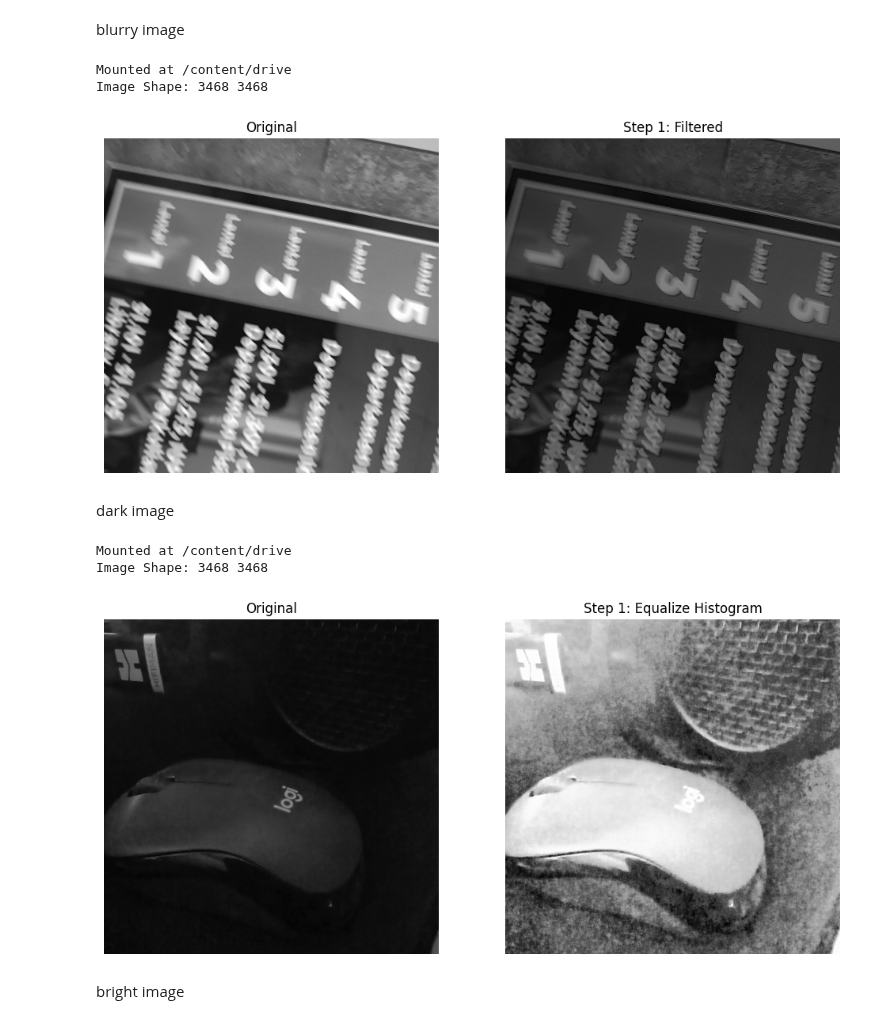
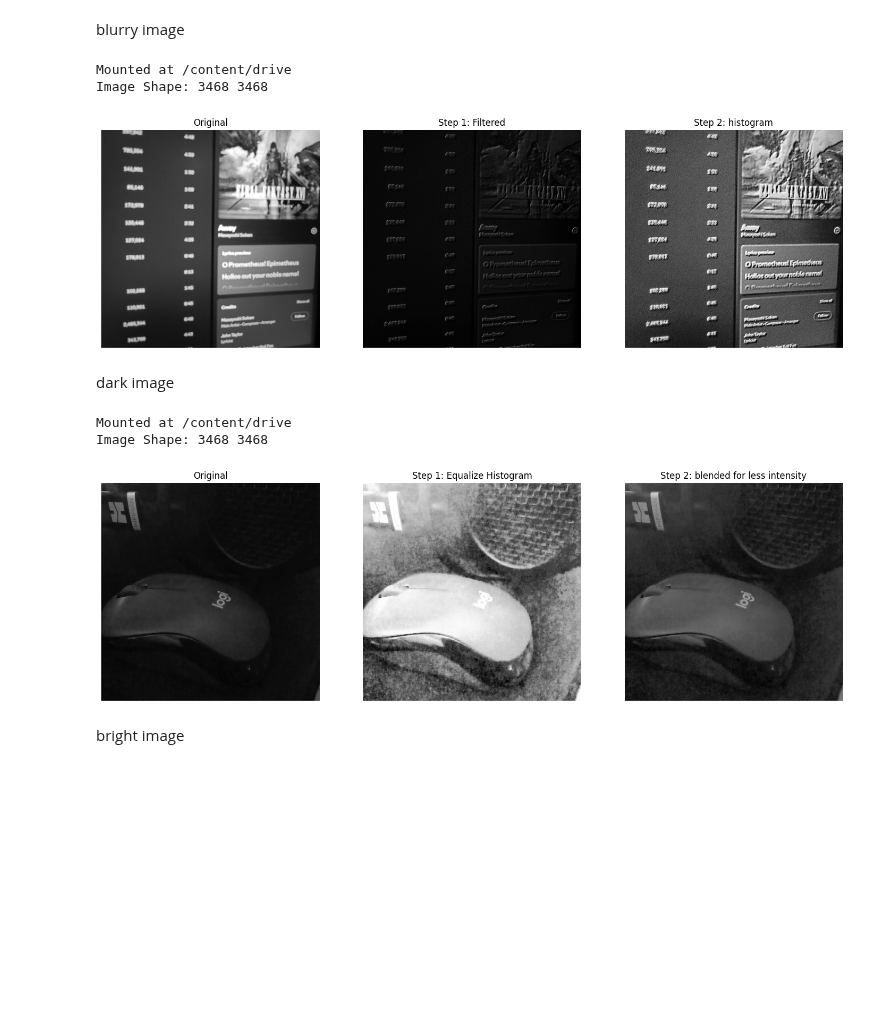
Before and after one commit to jasminealyaa1212/PCD-Assignment-2, a Jupyter notebook: PCD__Assignment02_558659_Jasmine.ipynb, the cells around one changed output. Drawn from its saved outputs; the diff is of its cells as text; code cells hidden in the pictures; blank space fills up the shorter version.

```diff
--- a/PCD__Assignment02_558659_Jasmine.ipynb
+++ b/PCD__Assignment02_558659_Jasmine.ipynb
@@ -7,39 +7,42 @@ blurry image
 # %%
 import numpy as np
 import cv2
 import matplotlib.pyplot as plt
 from scipy import ndimage
 
 from google.colab import drive
 
 drive.mount('/content/drive', force_remount=True)
 
-image_path = '/content/drive/MyDrive/semester 3/Digital Image Processing/Assignment 2/blurry image.jpg'
+image_path = '/content/drive/MyDrive/semester 3/Digital Image Processing/Assignment 2/blurry image2.jpg'
 img = cv2.imread(image_path, cv2.IMREAD_GRAYSCALE)
 
-linear = np.array([[-2, -1, 0],
-                    [-1.3, 0.5, 1],
-                    [0.3, 1, 2]])
+linear = np.array([[-2, -1,  0],
+                   [-1,  0.12,  1],
+                   [ 0,  1,  2]])
 
-filter = cv2.filter2D(src=img, ddepth=-1, kernel=linear)
+filter = cv2.filter2D(src=img, ddepth=-3, kernel=linear)
+
+histogram = cv2.equalizeHist(filter)
+
 
 m, n = img.shape
 print('Image Shape:', m, n)
 
-images = [img, filter]
-titles = ['Original', 'Step 1: Filtered']
+images = [img, filter, histogram]
+titles = ['Original', 'Step 1: Filtered', 'Step 2: histogram']
 
-plt.figure(figsize=(12, 12))
-for i in range(2):
-    plt.subplot(1, 2, i + 1)
+plt.figure(figsize=(18, 12))
+for i in range(3):
+    plt.subplot(1, 3, i + 1)
     plt.imshow(images[i], cmap='gray')
     plt.title(titles[i])
     plt.axis('off')
 plt.show()
 # %% [output]
 Mounted at /content/drive
 Image Shape: 3468 3468
-[figure, old version]
+[figure, new version]
 # %% [markdown]
 dark image
 # %%
@@ -55,26 +58,31 @@ drive.mount('/content/drive', force_remount=True)
 image_path = '/content/drive/MyDrive/semester 3/Digital Image Processing/Assignment 2/dark image.jpg'
 img = cv2.imread(image_path, cv2.IMREAD_GRAYSCALE)
 
-filter = cv2.equalizeHist(img)
+filtered = cv2.equalizeHist(img)
+
+alpha = 0.9
+beta = 1.0 - alpha
+blended = cv2.addWeighted(img, alpha, filtered, beta, 0)
+
+gaussian = cv2.GaussianBlur(blended, (7, 7), 3)
 
 m, n = img.shape
 print('Image Shape:', m, n)
 
-images = [img, filter]
-titles = ['Original', 'Step 1: Equalize Histogram']
+images = [img, filtered, blended]
+titles = ['Original', 'Step 1: Equalize Histogram', 'Step 2: blended for less intensity']
 
-plt.figure(figsize=(12, 12))
-for i in range(2):
-    plt.subplot(1, 2, i + 1)
+plt.figure(figsize=(18, 12))
+for i in range(3):
+    plt.subplot(1, 3, i + 1)
     plt.imshow(images[i], cmap='gray')
     plt.title(titles[i])
     plt.axis('off')
-
 plt.show()
 # %% [output]
 Mounted at /content/drive
 Image Shape: 3468 3468
-[figure, old version]
+[figure, new version]
 # %% [markdown]
 bright image
 # %%
```
Also changed, not shown: parts of 4 cells of this notebook.
